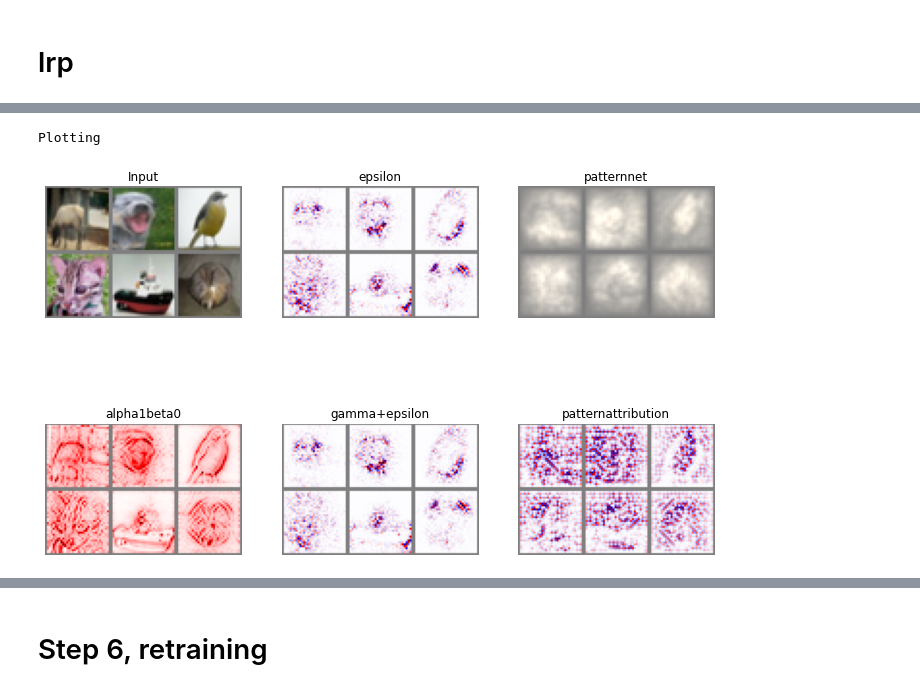
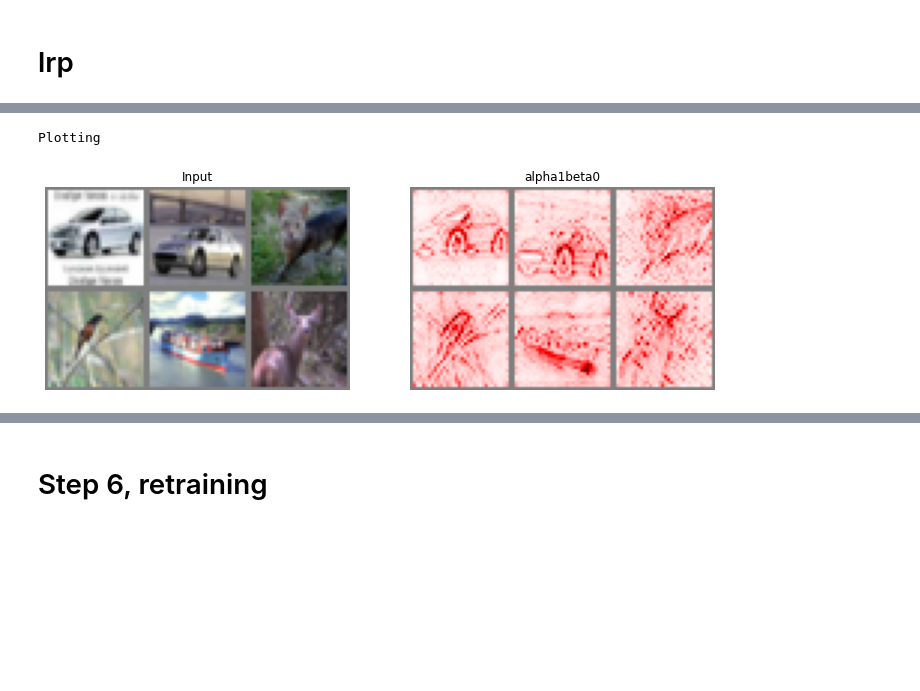
Before and after one commit to aminbana/Explanation, a Jupyter notebook: CIFAR/Code/CIFAR.ipynb, the cells around one changed output, grey strips where cells are left out. Cells and saved outputs as stored; diff of their text form; code cells hidden in the pictures; blank space fills up the shorter version.

Commit message:
lrp keep only alphabeta method

```diff
--- a/CIFAR/Code/CIFAR.ipynb
+++ b/CIFAR/Code/CIFAR.ipynb
@@ -215,7 +215,7 @@ def batch_predict(images):
     return probs.detach().cpu().numpy()
 # %%
 segmentation_fn = SegmentationAlgorithm('quickshift', kernel_size=1,
-                                        max_dist=5, ratio=0.8,
+                                        max_dist=5, ratio=0.1,
                                         random_seed=100)
 
 def limeExplanation(img, label):
@@ -393,29 +395,25 @@ def lrpExplanation(x, y):
 # %%
 explanations = [
         # rule                  Pattern     plt_fn          Fig. pos
-        ('alpha1beta0',         None,       heatmap_grid,   (1, 0)),
-        ('epsilon',             None,       heatmap_grid,   (0, 1)),
-        ('gamma+epsilon',       None,       heatmap_grid,   (1, 1)),
-        ('patternnet',          patterns,   signal_fn,      (0, 2)),
-        ('patternattribution',  patterns,   heatmap_grid,   (1, 2)),
+        ('alpha1beta0',         None,       heatmap_grid,   1),
     ]
 
-fig, ax = plt.subplots(2, 3, figsize=(12, 8))
+fig, ax = plt.subplots(1, 2, figsize=(12, 8))
 print("Plotting")
 
 # Plot inputs
 input_to_plot = x.permute(0, 2, 3, 1).contiguous().detach().cpu().numpy()
 input_to_plot = grid(input_to_plot, 3, 1.)
-ax[0, 0].imshow(input_to_plot)
-ax[0, 0].set_title("Input")
-ax[0, 0].axis('off')
+ax[0].imshow(input_to_plot)
+ax[0].set_title("Input")
+ax[0].axis('off')
 
 # Plot explanations
-for i, (rule, pattern, fn, (p, q) ) in enumerate(explanations):
-    compute_and_plot_explanation(x, model_lrp, rule, ax[p, q], patterns=pattern, plt_fn=fn)
+for i, (rule, pattern, fn, p ) in enumerate(explanations):
+    compute_and_plot_explanation(x, model_lrp, rule, ax[p], patterns=pattern, plt_fn=fn)
 # %% [output]
 Plotting
-[figure, old version]
+[figure, new version]
 # %%
 dataset_test_lrp = generate_masked_dataset(dataset_test, lrpExplanation, max_iters=100)
 # %%
```
Also changed, not shown: parts of 24 cells of this notebook, 1 other file.
